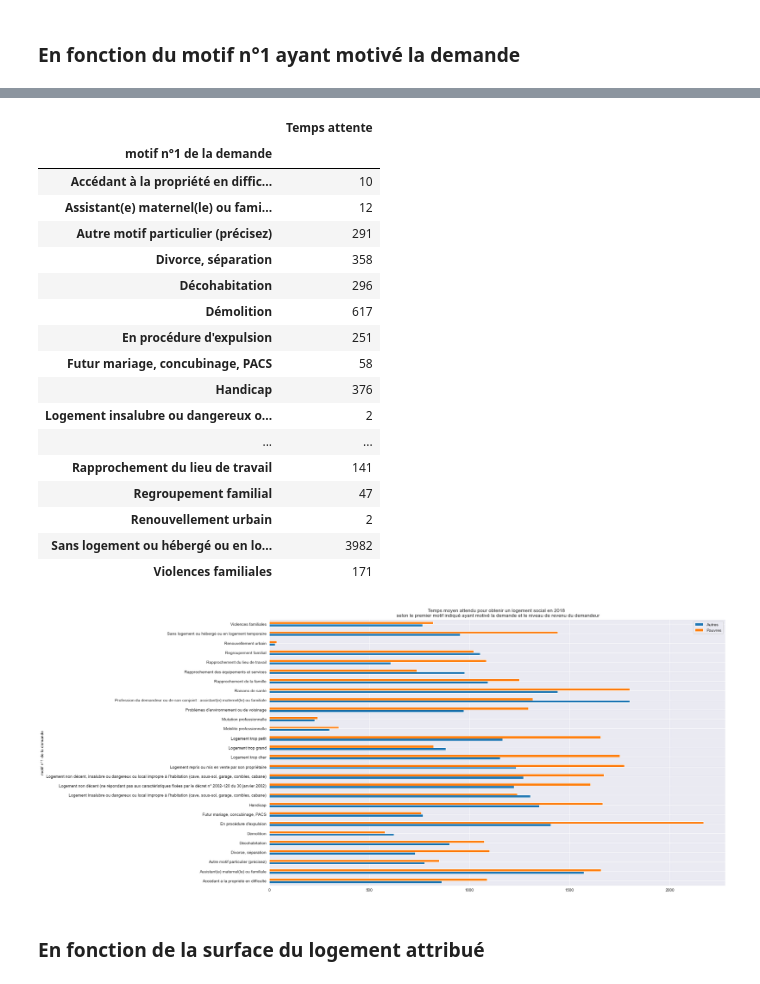
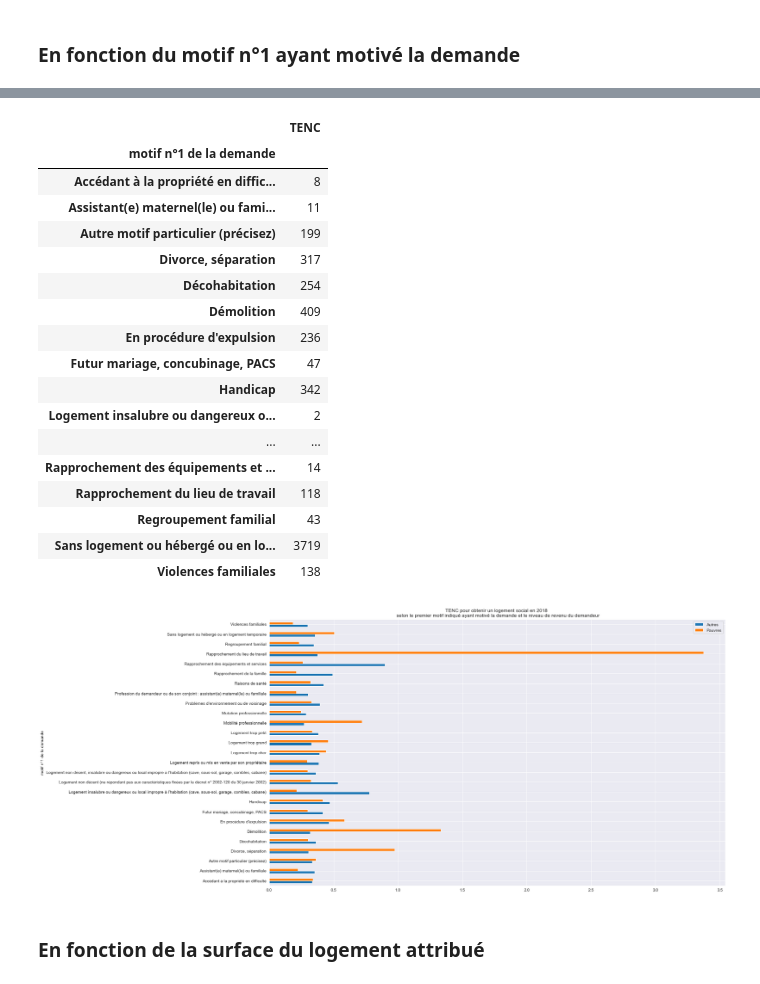
Before and after one commit to cmllbll/Social-Housing-in-France, a Jupyter notebook: Temps d'attente.ipynb, the cells around one changed output, grey strips where cells are left out. Cells and saved outputs as stored; diff of their text form; code cells hidden in the pictures.

```diff
--- a/Temps d'attente.ipynb
+++ b/Temps d'attente.ipynb
@@ -350,2 +317,2 @@ See the caveats in the documentation: https://pandas.pydata.org/pandas-docs/stab
 # %%
-dfd1['Temps attente']=(dfd1['Temps attente']//(86400000000000))
+df['Temps attente']=(df['Temps attente']//(86400000000000))
@@ -358,2 +319,2 @@ See the caveats in the documentation: https://pandas.pydata.org/pandas-docs/stab
 # %%
-dfd1['Durée effective attente']=pd.cut(dfd1['Temps attente'], [0, 365, 730, 1095, 1460, 1825, 3650, 5000000], labels=['Moins d\'un an', 'Entre 1 an et 2 ans', 'Entre 2 ans et 3 ans', 'Entre 3 ans et 4 ans', 'Entre 4 ans et 5 ans', 'Entre 5 ans et 10 ans', 'Plus de 10 ans'])
+df['Durée effective attente']=pd.cut(df['Temps attente'], [0, 365, 730, 1095, 1460, 1825, 3650, 5000000], labels=['Moins d\'un an', 'Entre 1 an et 2 ans', 'Entre 2 ans et 3 ans', 'Entre 3 ans et 4 ans', 'Entre 4 ans et 5 ans', 'Entre 5 ans et 10 ans', 'Plus de 10 ans'])
@@ -511,8 +475,8 @@ KeyError: 'Quintile'
 # %% [markdown]
 ### En fonction de l'âge
 # %%
-pauvres = dfd1[dfd1['Catégorie']== 'Pauvres']
-autres = dfd1[dfd1['Catégorie']== 'Autres']
+pauvres = df[df['Catégorie']== 'Pauvres']
+autres = df[df['Catégorie']== 'Autres']
 # %%
 pauvres
 # %% [output]
@@ -669,12 +636,12 @@ DFGPlot.figure.savefig('Temps d\'attente_Type logement attribué.pdf')
 # %% [markdown]
 ### En fonction du motif n°1 ayant motivé la demande
 # %%
-attentep=pauvres[[ "motif n°1 de la demande", "Temps attente"]]
+attentep=pauvres[[ "motif n°1 de la demande", "TENC"]]
 dfplotp = attentep.groupby('motif n°1 de la demande').mean()
-dfplotp['Temps attente'] = dfplotp['Temps attente'].values.astype(np.int64)
+#dfplotp['Temps attente'] = dfplotp['Temps attente'].values.astype(np.int64)
 dfplotp.reset_index(inplace=True)
-attentea=autres[[ "motif n°1 de la demande", "Temps attente"]]
+attentea=autres[[ "motif n°1 de la demande", "TENC"]]
 dfplota = attentea.groupby('motif n°1 de la demande').mean()
-dfplota['Temps attente'] = dfplota['Temps attente'].values.astype(np.int64)
+#dfplota['Temps attente'] = dfplota['Temps attente'].values.astype(np.int64)
 dfplota.reset_index(inplace=True)
 # %%
@@ -703,37 +670,37 @@ counta
 # %%
-attentep=pauvres[[ "motif n°1 de la demande", "Temps attente"]]
+attentep=pauvres[[ "motif n°1 de la demande", "TENC"]]
 countp = attentep.groupby('motif n°1 de la demande').count()
 countp
 # %% [output]
-|  | Temps attente |
+|  | TENC |
 | motif n°1 de la demande |  |
-| Accédant à la propriété en diffic... | 10 |
-| Assistant(e) maternel(le) ou fami... | 12 |
-| Autre motif particulier (précisez) | 291 |
-| Divorce, séparation | 358 |
-| Décohabitation | 296 |
-| Démolition | 617 |
-| En procédure d'expulsion | 251 |
-| Futur mariage, concubinage, PACS | 58 |
-| Handicap | 376 |
+| Accédant à la propriété en diffic... | 8 |
+| Assistant(e) maternel(le) ou fami... | 11 |
+| Autre motif particulier (précisez) | 199 |
+| Divorce, séparation | 317 |
+| Décohabitation | 254 |
+| Démolition | 409 |
+| En procédure d'expulsion | 236 |
+| Futur mariage, concubinage, PACS | 47 |
+| Handicap | 342 |
 | Logement insalubre ou dangereux o... | 2 |
 | ... | ... |
-| Rapprochement du lieu de travail | 141 |
-| Regroupement familial | 47 |
-| Renouvellement urbain | 2 |
-| Sans logement ou hébergé ou en lo... | 3982 |
-| Violences familiales | 171 |
+| Rapprochement des équipements et ... | 14 |
+| Rapprochement du lieu de travail | 118 |
+| Regroupement familial | 43 |
+| Sans logement ou hébergé ou en lo... | 3719 |
+| Violences familiales | 138 |
 # %%
 dfplotp['Key'] = 'Pauvres'
 dfplota['Key'] = 'Autres'
 
 DF = pd.concat([dfplotp,dfplota],keys=['Pauvres','Autres'])
 
 DFGroup = DF.groupby(['motif n°1 de la demande','Key'])
 
-DFGPlot = DFGroup.sum().unstack('Key').plot(kind='barh', ylabel='Temps d\'attente moyen (en jours)', title='Temps moyen attendu pour obtenir un logement social en 2018 \n selon le premier motif indiqué ayant motivé la demande et le niveau de revenu du demandeur', figsize=(20,12))
+DFGPlot = DFGroup.sum().unstack('Key').plot(kind='barh', ylabel='TENC', title='TENC pour obtenir un logement social en 2018 \n selon le premier motif indiqué ayant motivé la demande et le niveau de revenu du demandeur', figsize=(20,12))
 plt.legend(['Autres', 'Pauvres'], loc='upper right')
 DFGPlot.grid(True)
 # %% [output]
-[figure, old version]
+[figure, new version]
 # %%
```
Also changed, not shown: parts of 61 cells of this notebook, 1 other file.
